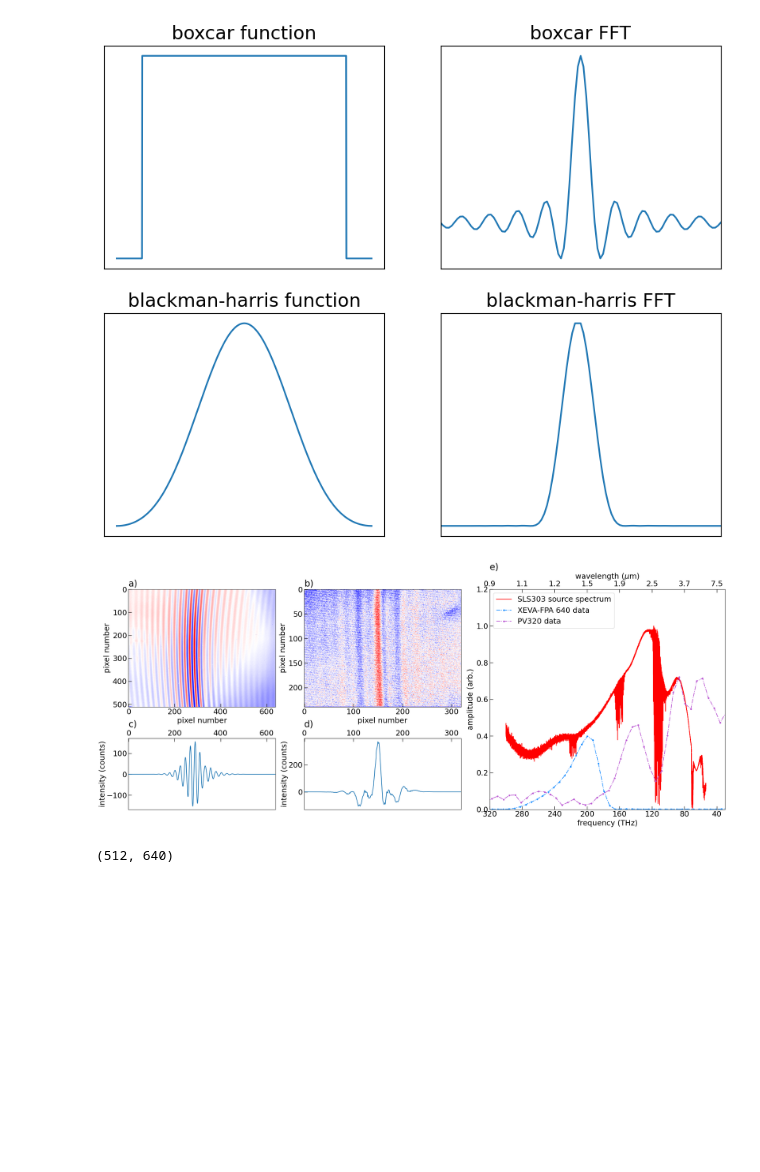
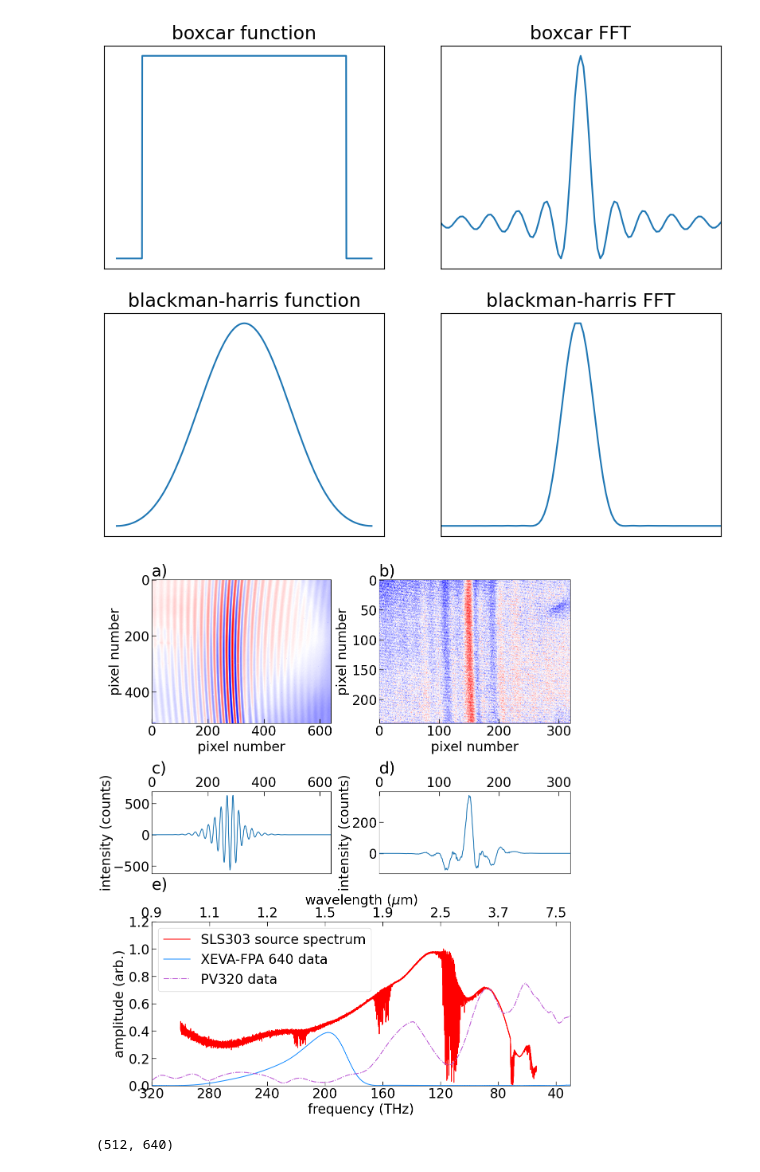
Before and after one commit to Jammi-Dodgers/THz-interferometry, a Jupyter notebook: interferometry/interferogram_anaylsis_jamie_43.ipynb, the cells around one changed output. Drawn from its saved outputs; the diff is of its cells as text; code cells hidden in the pictures; blank space fills up the shorter version.

Commit message:
preparing for FTIR processing overhaul

```diff
--- a/interferometry/interferogram_anaylsis_jamie_43.ipynb
+++ b/interferometry/interferogram_anaylsis_jamie_43.ipynb
@@ -468,8 +468,8 @@ def process_data(source, run, camera, file_type, delay_line_delta= 2, zero_paddi
 
     return reference_processed, corrected_frequencys, normalised_amplitude, reference_sliced, reference_maximum
 
-to_plot_purple, to_plot_purple_freqs, to_plot_purple_amps, to_plot_purple_1d, purple_maximum = process_data("big", "18", "purple", ".fts", delay_line_delta= 2, zero_padding= 1)
-to_plot_xeva, to_plot_xeva_freqs, to_plot_xeva_amps, to_plot_xeva_1d, xeva_maximum = process_data("big", "13", "xeva", ".csv", delay_line_delta= 5, zero_padding= 1)
+to_plot_purple, to_plot_purple_freqs, to_plot_purple_amps, to_plot_purple_1d, purple_maximum = process_data("big", "18", "purple", ".fts", delay_line_delta= 2, zero_padding= 4)
+to_plot_xeva, to_plot_xeva_freqs, to_plot_xeva_amps, to_plot_xeva_1d, xeva_maximum = process_data("big", "13", "xeva", ".csv", delay_line_delta= 5, zero_padding= 4)
 # %% [output]
 The behavior will change in pandas 3.0. This inplace method will never work because the intermediate object on which we are setting values always behaves as a copy.
 
@@ -541,19 +541,20 @@ plt.show()
 ################BIG GRAPH##################
 
 to_plot_purple_1d = apodization(to_plot_purple_1d, purple_maximum, function= ["blackmann-harris"])
-to_plot_xeva_1d = apodization(to_plot_xeva_1d, xeva_maximum, function= ["forward_ramp", "blackmann-harris", "high_pass"])
+to_plot_xeva_1d = apodization(to_plot_xeva_1d, xeva_maximum, function= ["blackmann-harris"])
 
 frequency_limits = [30,320] #THz
 
-axs_mosaic = [["a)", "b)", "e)"],
-              ["c)", "d)", "e)"]]
+axs_mosaic = [["a)", "b)"],
+              ["c)", "d)"],
+              ["e)", "e)"]]
 
 purple_aspect_ratio = to_plot_purple.shape[1] /to_plot_purple.shape[0]
 xeva_aspect_ratio = to_plot_xeva.shape[1] /to_plot_xeva.shape[0]
 
 
-plt.rcParams.update({'font.size':18})
-fig, axs = plt.subplot_mosaic(axs_mosaic, figsize= (21,9), width_ratios= [xeva_aspect_ratio, purple_aspect_ratio, 2], height_ratios= [1, 0.5])
+plt.rcParams.update({'font.size':24})
+fig, axs = plt.subplot_mosaic(axs_mosaic, figsize= (12,14), width_ratios= [xeva_aspect_ratio, purple_aspect_ratio], height_ratios= [1, 0.5, 1])
 
 [ax.tick_params(direction= "in", length= 8, width= 1) for ax in axs.values()] #dictionary comprehention! Applies the function to every axis apart from secax.
 [ax.set_title(label, loc='left') for label, ax in axs.items()] #Each `item` in a dictionary has a pair of `keys` and `values`. dict= {item1, item2, item3}. item1 = key1: value1
@@ -577,38 +578,38 @@ axs["d)"].set_ylabel("intensity (counts)", labelpad= 0)
 
 axs["e)"].plot(big_data[:,0],
                 big_data[:,1],
                 label = "SLS303 source spectrum",
                 color = "red")
 axs["e)"].plot(to_plot_xeva_freqs,
                 to_plot_xeva_amps *0.7,
                 label = "XEVA-FPA 640 data",
                 color = "dodgerblue",
-                linestyle = "-.",
-                marker= ".")
+                linestyle = "-",
+                marker= ",")
 axs["e)"].plot(to_plot_purple_freqs,
                 to_plot_purple_amps,
                 label = "PV320 data",
                 color = "mediumorchid",
                 linestyle = "-.",
-                marker= ".")
+                marker= ",")
 
 ###customise axis
 secax = axs["e)"].secondary_xaxis('top', functions=(recip, recip))
 
 axs["e)"].set_xlabel('frequency (THz)')
 axs["e)"].set_xticks([40,80,120,160,200,240,280,320])
 secax.set_xlabel('wavelength ($\mu$m)')
 secax.set_xticks(recip(np.array([40,80,120,160,200,240,280,320])))
 secax.xaxis.set_major_formatter(FuncFormatter(format_ticks))
 secax.tick_params(direction= "in", length= 8, width= 1) #secax in not a part of the axs dictionary so it didn't get the memo.
 
 axs["e)"].set(ylabel= 'amplitude (arb.)', ylim= (0,1.2), xlim= frequency_limits[::-1])
 axs["e)"].legend(loc= "upper left")
 
-plt.tight_layout(pad= 0.5)
+plt.tight_layout(pad= 0.2)
 plt.show()
 # %% [output]
-[figure, old version]
+[figure, new version]
 # %%
 to_plot_xeva.shape
 # %% [output]
```
Also changed, not shown: parts of 2 cells of this notebook, 1 other file.
